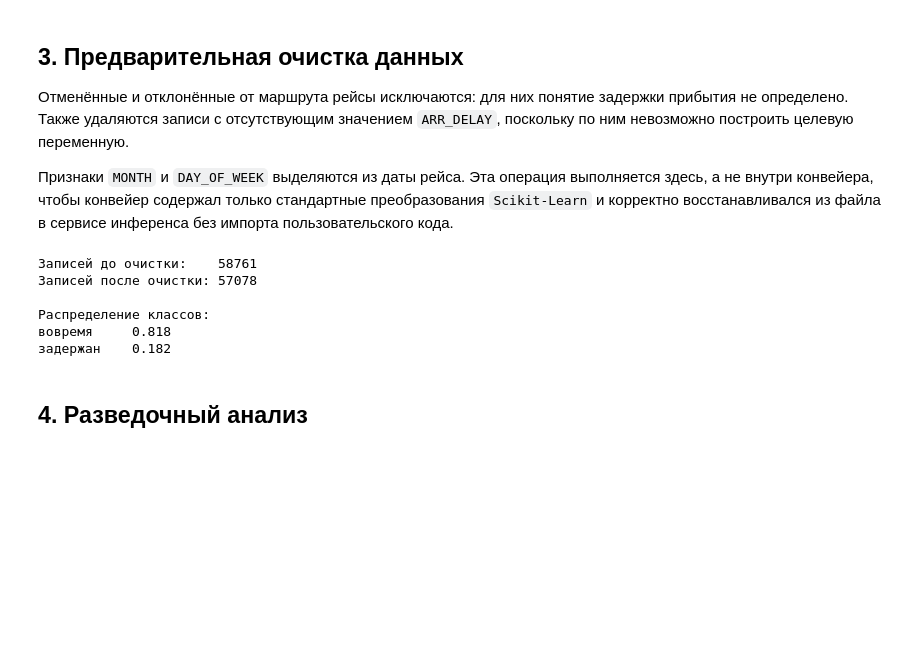
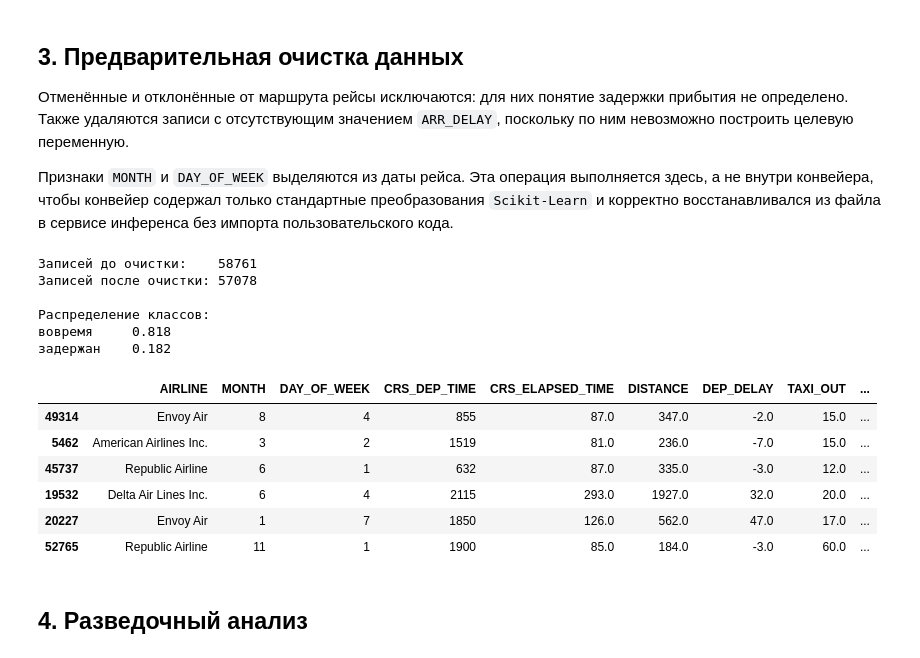
Before and after one commit to Zasaweryq/CloudCS-Lab1, a Jupyter notebook: notebooks/flight-delay.ipynb, the cells around one changed output. Cells and saved outputs as stored; diff of their text form; code cells hidden in the pictures; blank space fills up the shorter version.

```diff
--- a/notebooks/flight-delay.ipynb
+++ b/notebooks/flight-delay.ipynb
@@ -163,6 +165,20 @@ print(y.value_counts(normalize=True).rename({0: "вовремя", 1: "задер
 Распределение классов:
 вовремя     0.818
 задержан    0.182
+# %%
+example = data[["AIRLINE", "MONTH", "DAY_OF_WEEK", "CRS_DEP_TIME",
+                "CRS_ELAPSED_TIME", "DISTANCE", "DEP_DELAY", "TAXI_OUT",
+                "ARR_DELAY"]].assign(ЗАДЕРЖАН=y)
+pd.concat([example[y == 0].sample(3, random_state=3),
+           example[y == 1].sample(3, random_state=3)])
+# %% [output]
+|  | AIRLINE | MONTH | DAY_OF_WEEK | CRS_DEP_TIME | CRS_ELAPSED_TIME | DISTANCE | DEP_DELAY | TAXI_OUT | ... |
+| 49314 | Envoy Air | 8 | 4 | 855 | 87.0 | 347.0 | -2.0 | 15.0 | ... |
+| 5462 | American Airlines Inc. | 3 | 2 | 1519 | 81.0 | 236.0 | -7.0 | 15.0 | ... |
+| 45737 | Republic Airline | 6 | 1 | 632 | 87.0 | 335.0 | -3.0 | 12.0 | ... |
+| 19532 | Delta Air Lines Inc. | 6 | 4 | 2115 | 293.0 | 1927.0 | 32.0 | 20.0 | ... |
+| 20227 | Envoy Air | 1 | 7 | 1850 | 126.0 | 562.0 | 47.0 | 17.0 | ... |
+| 52765 | Republic Airline | 11 | 1 | 1900 | 85.0 | 184.0 | -3.0 | 60.0 | ... |
 # %% [markdown]
 ## 4. Разведочный анализ
 # %%
```
Also changed, not shown: parts of 1 cell of this notebook.
